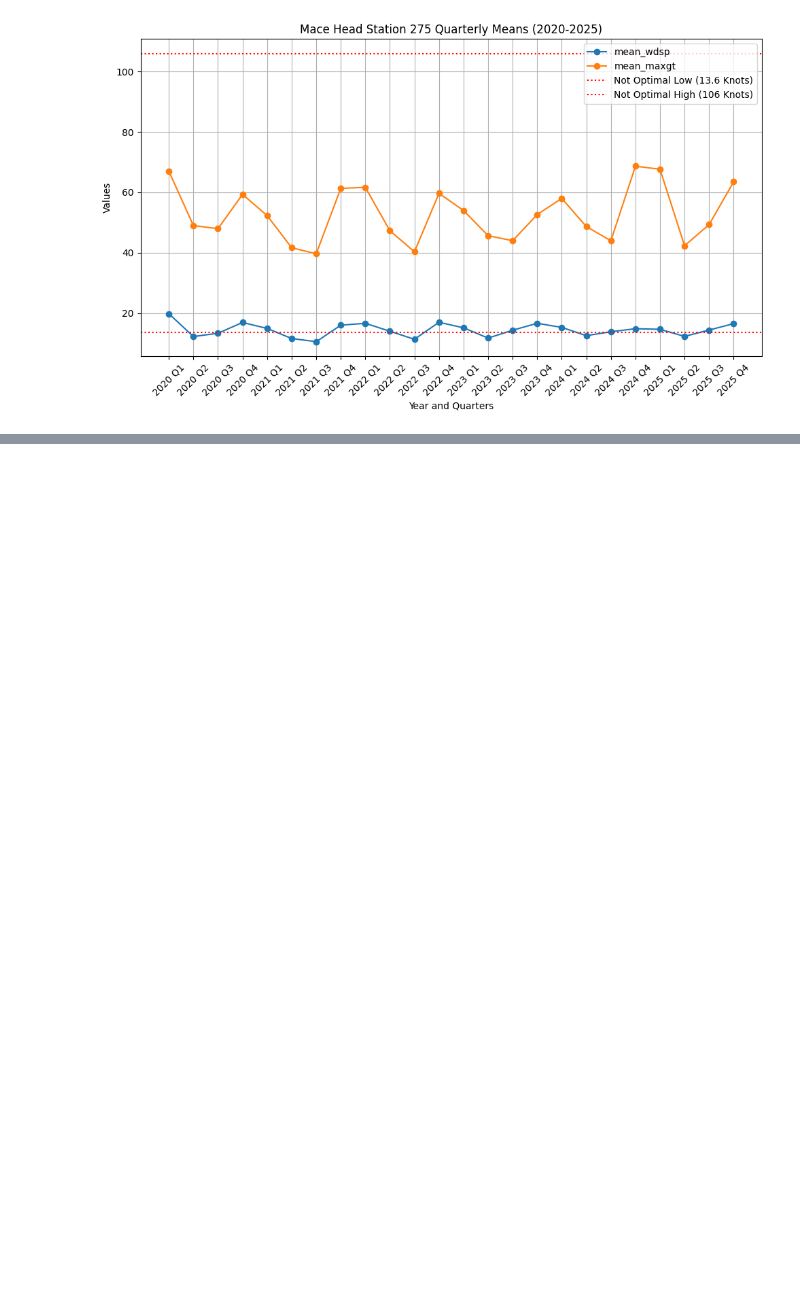
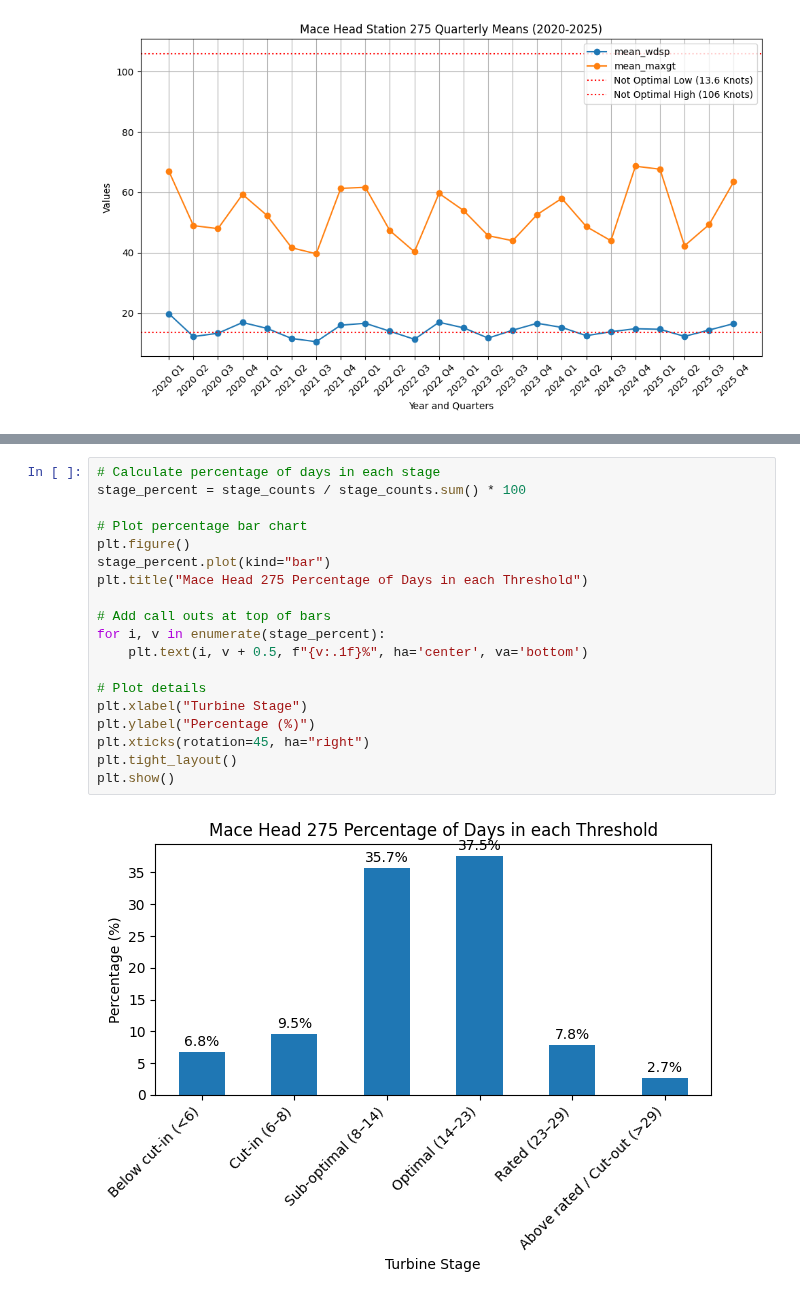
Before and after one commit to PectenMaximus/PFDA_2025_Project-, a Jupyter notebook: Project.ipynb, the cells around one changed output, grey strips where cells are left out. Drawn from its saved outputs; the diff is of its cells as text; blank space fills up the shorter version.

```diff
--- a/Project.ipynb
+++ b/Project.ipynb
@@ -542,0 +692,21 @@ plt.show()
+# %%
+# Calculate percentage of days in each stage
+stage_percent = stage_counts / stage_counts.sum() * 100
+
+# Plot percentage bar chart
+plt.figure()
+stage_percent.plot(kind="bar")
+plt.title("Mace Head 275 Percentage of Days in each Threshold")
+
+# Add call outs at top of bars
+for i, v in enumerate(stage_percent):
+    plt.text(i, v + 0.5, f"{v:.1f}%", ha='center', va='bottom')
+
+# Plot details
+plt.xlabel("Turbine Stage")
+plt.ylabel("Percentage (%)")
+plt.xticks(rotation=45, ha="right")
+plt.tight_layout()
+plt.show()
+# %% [output]
+[figure, added]
```
Also changed, not shown: parts of 24 cells of this notebook.
